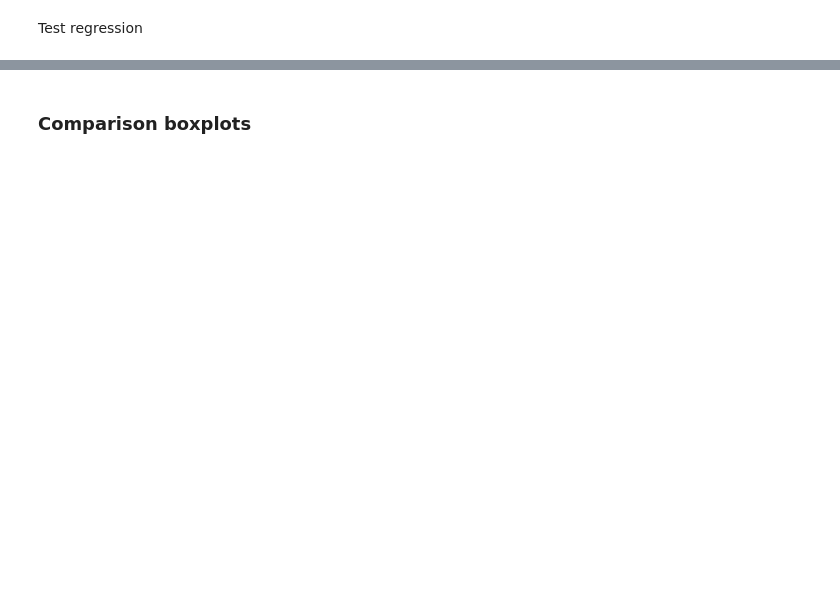
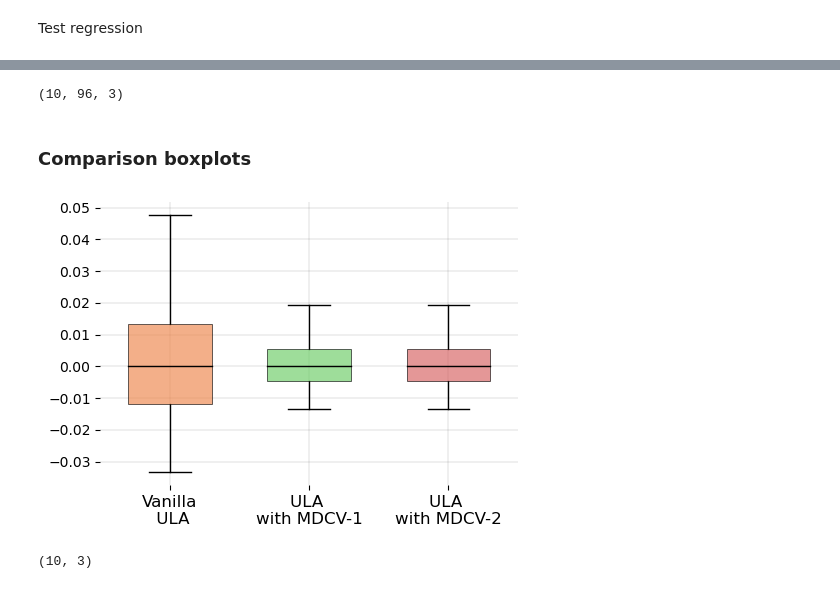
Before and after one commit to svsamsonov/VR-MCMC, a Jupyter notebook: Code/Cost_comparison_Gaussian.ipynb, the cells around one changed output, grey strips where cells are left out. Saved outputs shown, nothing was run; the diff lists cells and outputs as text; code cells hidden in the pictures; blank space fills up the shorter version.

```diff
--- a/Code/Cost_comparison_Gaussian.ipynb
+++ b/Code/Cost_comparison_Gaussian.ipynb
@@ -90,7 +90,7 @@ def test_traj(coefs_poly_regr,gamma,r_seed,lag,d,N_test,x0):
     for k in range(len(basis_funcs)):
         poly_vals[k,:] = compute_H(basis_funcs[k],Noise)
     #initialize function
-    f_vals_vanilla = np.sum(X_test**2,axis=1)
+    f_vals_vanilla = np.sum(X_test,axis=1)
     #array to store control variates values
     cvfs = np.zeros_like(f_vals_vanilla)
     #compute coeffitients bar_a
@@ -190,12 +190,12 @@ n = 5*10**4 #sample size
 gamma = 2e-1 # Step size
 n_traj = 1
 d = 2
-n_traj_test = 100 # Number of independent MCMC trajectories for test
-f_type = "quadratic"
+n_traj_test = 96 # Number of independent MCMC trajectories for test
+f_type = "linear"
 K_max = 2 #max degree of Hermite polynomial
 S_max = 2 #max degree of polynomial during regression stage
 lag = 100 #maximal lag order
-N_test = 1*10**4
+N_test = 5*10**4
 # %%
 x0 = np.array([0.0,0.0],dtype = float)
 r_seed = 1812
@@ -247,6 +267,8 @@ for cur_lag in lags:
 # %%
 res_list = np.asarray(res_list)
 print(res_list.shape)
+# %% [output]
+(10, 96, 3)
 # %% [markdown]
 ### Comparison boxplots
 # %%
@@ -255,10 +277,14 @@ labels = ['Vanilla\n ULA', 'ULA \nwith MDCV-1', 'ULA \nwith MDCV-2']
 # %%
 ind=1
 data = [res_list[ind,:,0],res_list[ind,:,1], res_list[ind,:,2]]
-boxplot_ind(data, title, labels,path="./2d_gaussian_quadratic_update.pdf")
+boxplot_ind(data, title, labels,path="./2d_gaussian_linear_cost_29_10.pdf")
+# %% [output]
+[figure, added]
 # %%
 var_arr = np.var(res_list,axis=1)
 print(var_arr.shape)
+# %% [output]
+(10, 3)
 # %%
 import matplotlib.pyplot as plt
 plt.figure(figsize=(12,8))
```
Also changed, not shown: parts of 3 cells of this notebook, 2 other files.
